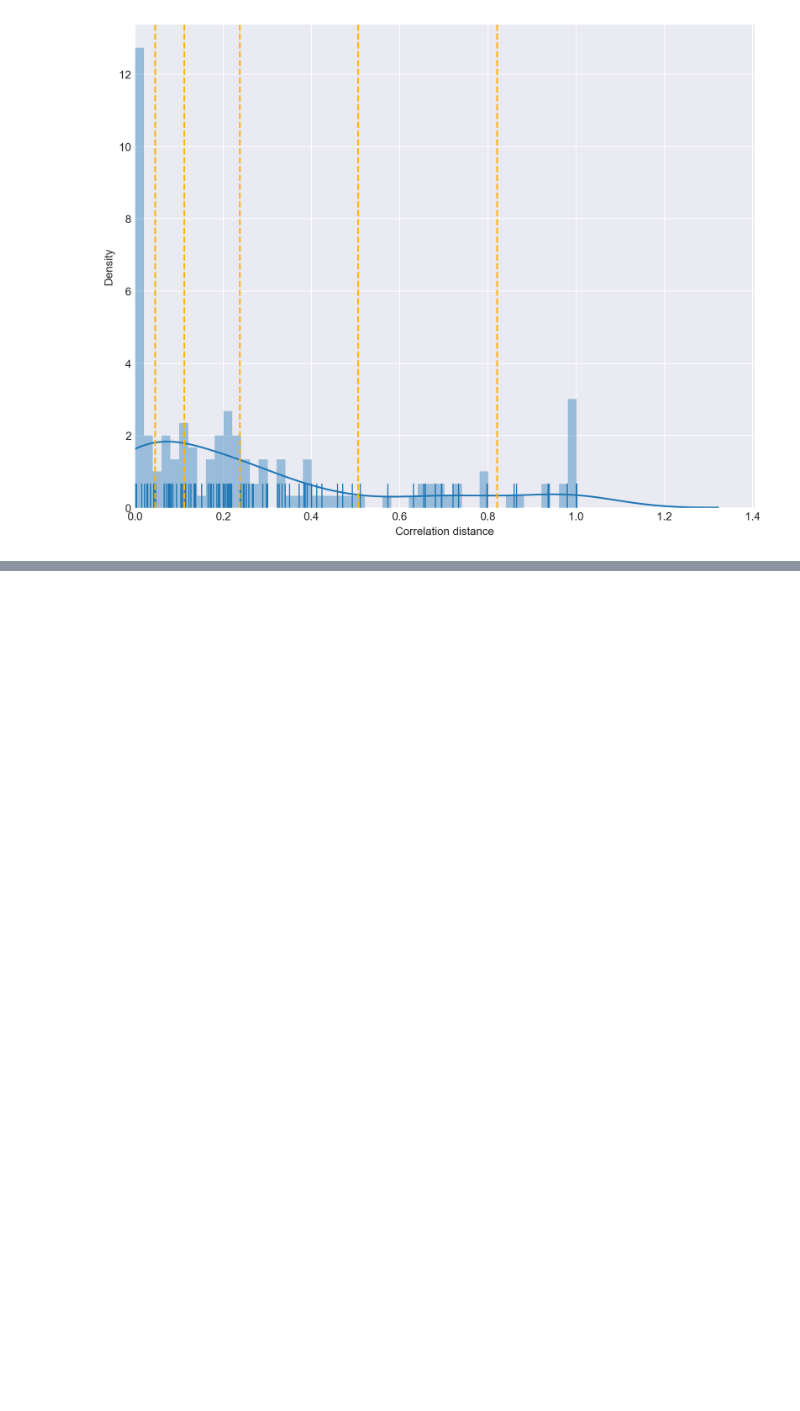
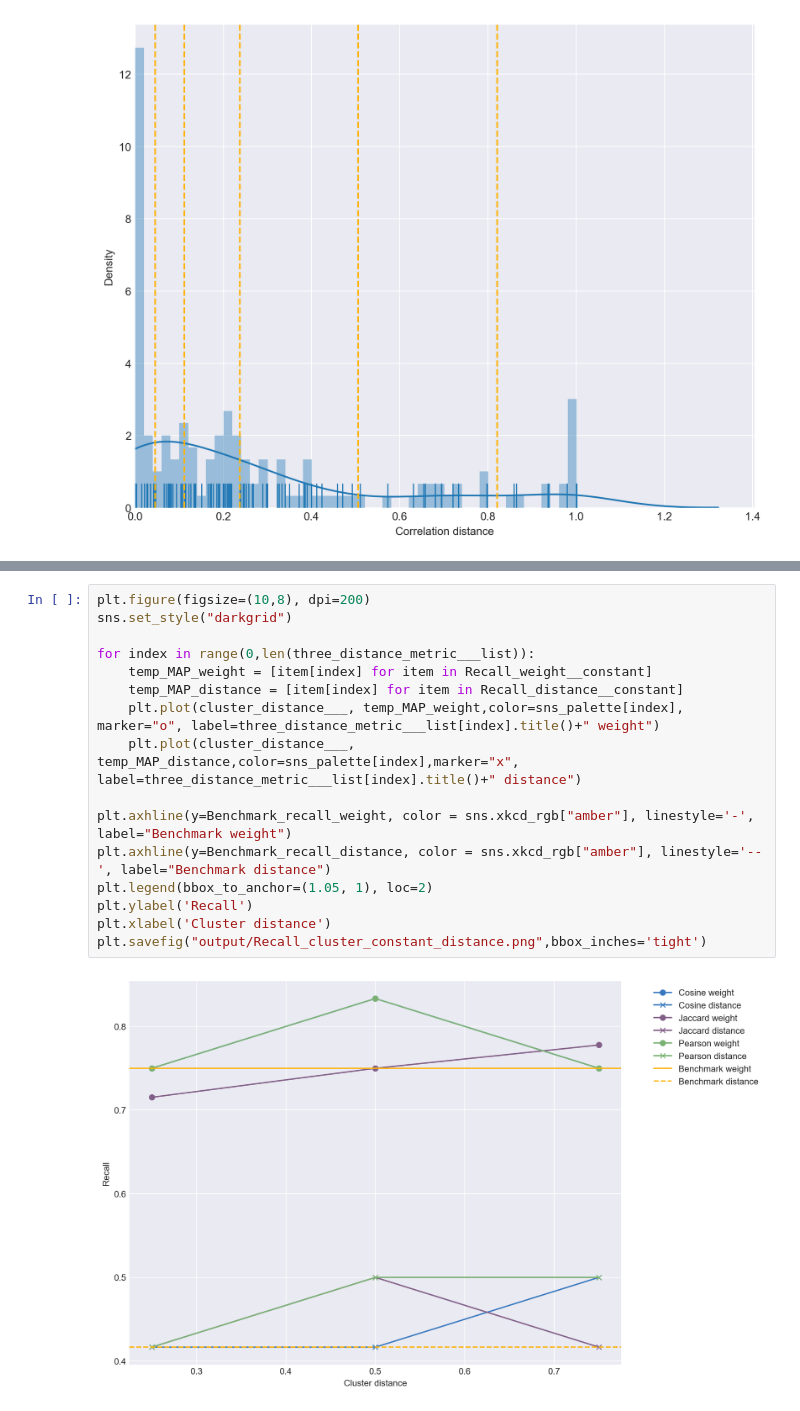
Before and after one commit to Kevinkeya/ThesisPlot, a Jupyter notebook: Plot.ipynb, the cells around one changed output, grey strips where cells are left out. Cells and saved outputs as stored; diff of their text form; blank space fills up the shorter version.

```diff
--- a/Plot.ipynb
+++ b/Plot.ipynb
@@ -334,0 +430,18 @@ plt.savefig("output/Recall_cluster_threshold.png",bbox_inches='tight',dpi=200)
+# %%
+plt.figure(figsize=(10,8), dpi=200)
+sns.set_style("darkgrid")
+
+for index in range(0,len(three_distance_metric___list)):
+    temp_MAP_weight = [item[index] for item in Recall_weight__constant]
+    temp_MAP_distance = [item[index] for item in Recall_distance__constant]
+    plt.plot(cluster_distance___, temp_MAP_weight,color=sns_palette[index], marker="o", label=three_distance_metric___list[index].title()+" weight")
+    plt.plot(cluster_distance___, temp_MAP_distance,color=sns_palette[index],marker="x", label=three_distance_metric___list[index].title()+" distance")
+
+plt.axhline(y=Benchmark_recall_weight, color = sns.xkcd_rgb["amber"], linestyle='-', label="Benchmark weight")
+plt.axhline(y=Benchmark_recall_distance, color = sns.xkcd_rgb["amber"], linestyle='--', label="Benchmark distance")
+plt.legend(bbox_to_anchor=(1.05, 1), loc=2)
+plt.ylabel('Recall')
+plt.xlabel('Cluster distance')
+plt.savefig("output/Recall_cluster_constant_distance.png",bbox_inches='tight')
+# %% [output]
+[figure, added]
```
Also changed, not shown: parts of 13 cells of this notebook, 11 other files.
